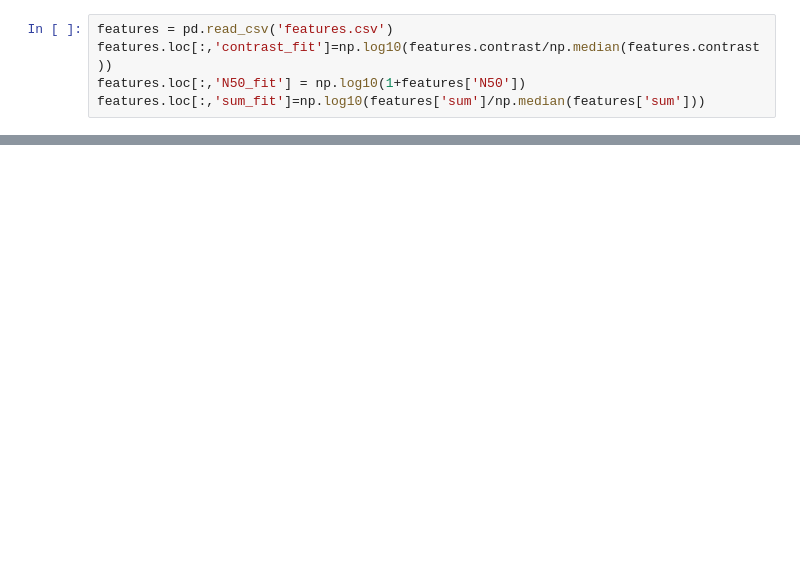
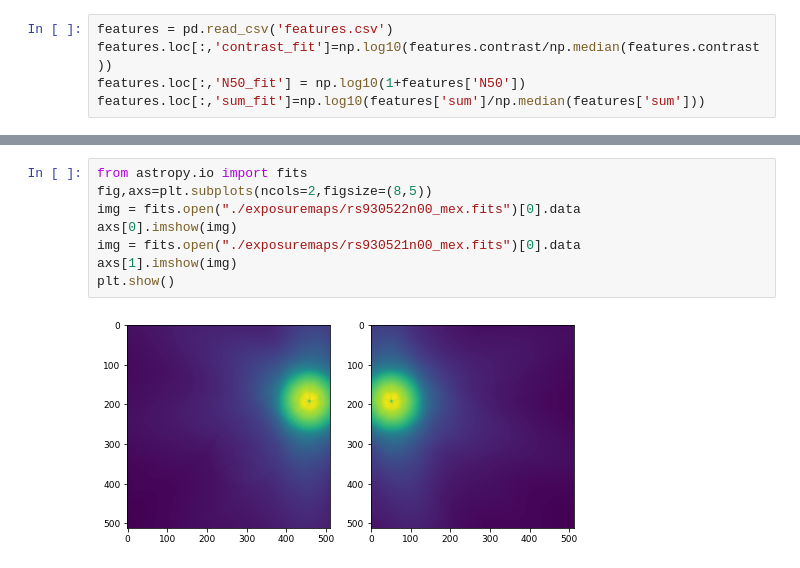
Before and after one commit to zhutchens1/rass-quality-determination, a Jupyter notebook: IsolationForest.ipynb, the cells around one changed output, grey strips where cells are left out. Cells and saved outputs as stored; diff of their text form; blank space fills up the shorter version.

```diff
--- a/IsolationForest.ipynb
+++ b/IsolationForest.ipynb
@@ -69,0 +92,10 @@ features.nlargest(10,'sum')
+# %%
+from astropy.io import fits
+fig,axs=plt.subplots(ncols=2,figsize=(8,5))
+img = fits.open("./exposuremaps/rs930522n00_mex.fits")[0].data
+axs[0].imshow(img)
+img = fits.open("./exposuremaps/rs930521n00_mex.fits")[0].data
+axs[1].imshow(img)
+plt.show()
+# %% [output]
+[figure, added]
```
Also changed, not shown: parts of 12 cells of this notebook.
